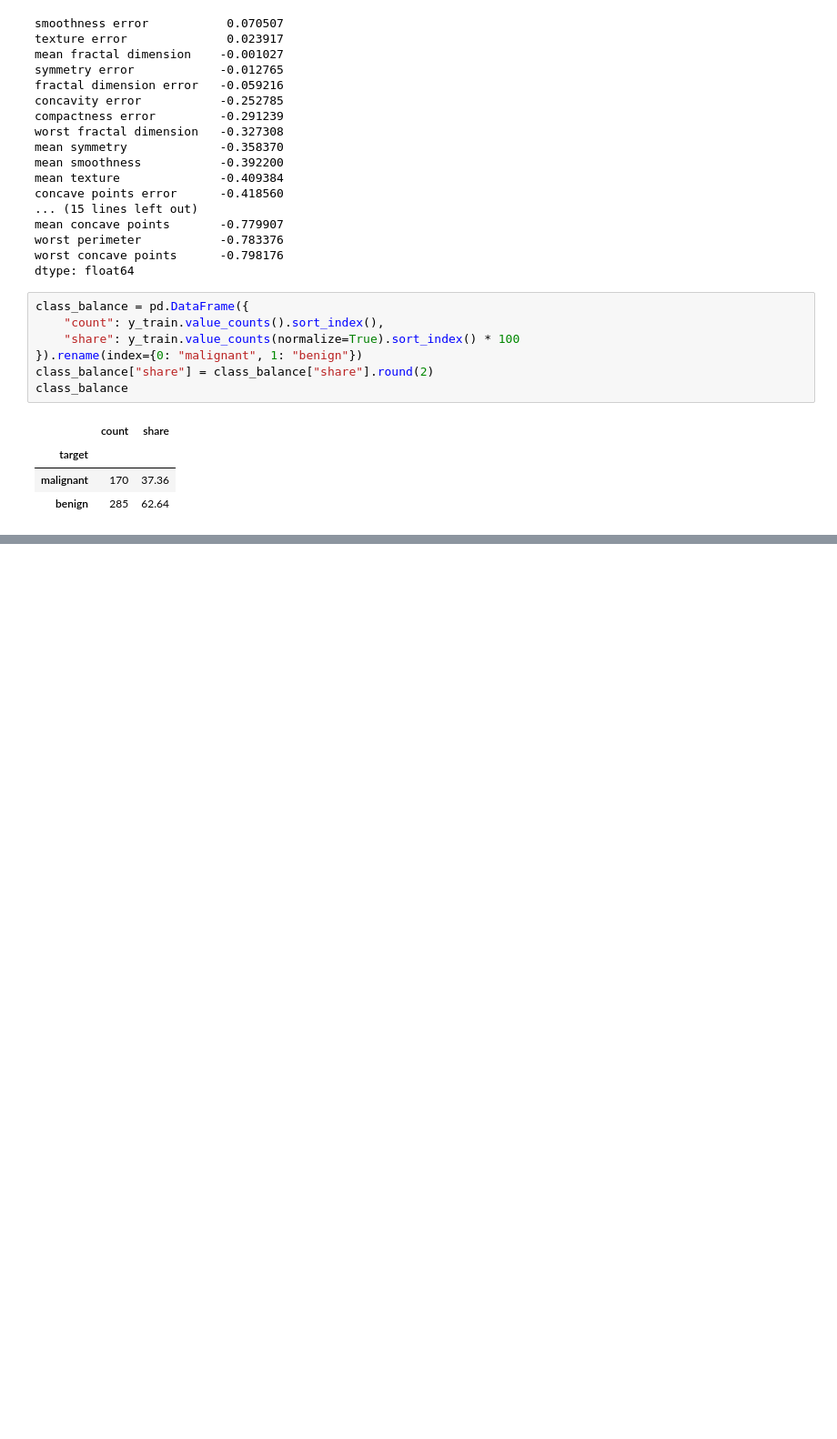
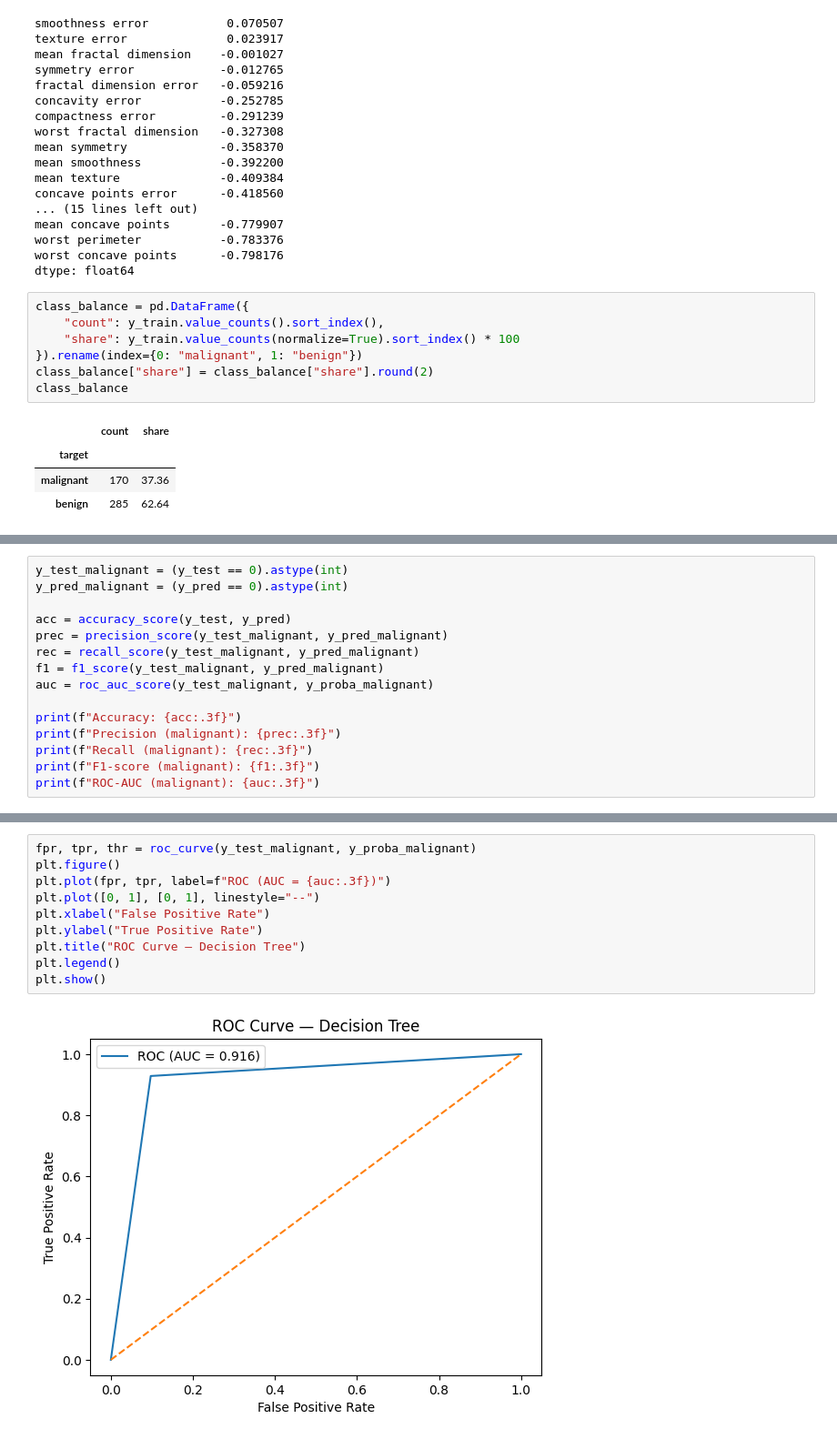
Before and after one commit to Akinara666/ml-playground, a Jupyter notebook: decision_tree/notebook.ipynb, the cells around one changed output, grey strips where cells are left out. Shown: that part at 91% size. Saved outputs shown, nothing was run; the diff lists cells and outputs as text; blank space fills up the shorter version.

```diff
--- a/decision_tree/notebook.ipynb
+++ b/decision_tree/notebook.ipynb
@@ -91,3 +91,18 @@ pipe = Pipeline(steps=[
 pipe.fit(X_train, y_train)
 y_pred = pipe.predict(X_test)
 y_proba_malignant = pipe.predict_proba(X_test)[:, 0]  # вероятность класса 'malignant'
+# %%
+y_test_malignant = (y_test == 0).astype(int)
+y_pred_malignant = (y_pred == 0).astype(int)
+
+acc = accuracy_score(y_test, y_pred)
+prec = precision_score(y_test_malignant, y_pred_malignant)
+rec = recall_score(y_test_malignant, y_pred_malignant)
+f1 = f1_score(y_test_malignant, y_pred_malignant)
+auc = roc_auc_score(y_test_malignant, y_proba_malignant)
+
+print(f"Accuracy: {acc:.3f}")
+print(f"Precision (malignant): {prec:.3f}")
+print(f"Recall (malignant): {rec:.3f}")
+print(f"F1-score (malignant): {f1:.3f}")
+print(f"ROC-AUC (malignant): {auc:.3f}")
@@ -93,0 +134,12 @@ y_proba_malignant = pipe.predict_proba(X_test)[:, 0]  # вероятность
+# %%
+fpr, tpr, thr = roc_curve(y_test_malignant, y_proba_malignant)
+plt.figure()
+plt.plot(fpr, tpr, label=f"ROC (AUC = {auc:.3f})")
+plt.plot([0, 1], [0, 1], linestyle="--")
+plt.xlabel("False Positive Rate")
+plt.ylabel("True Positive Rate")
+plt.title("ROC Curve — Decision Tree")
+plt.legend()
+plt.show()
+# %% [output]
+[figure, added]
```
Also changed, not shown: parts of 8 cells of this notebook.
